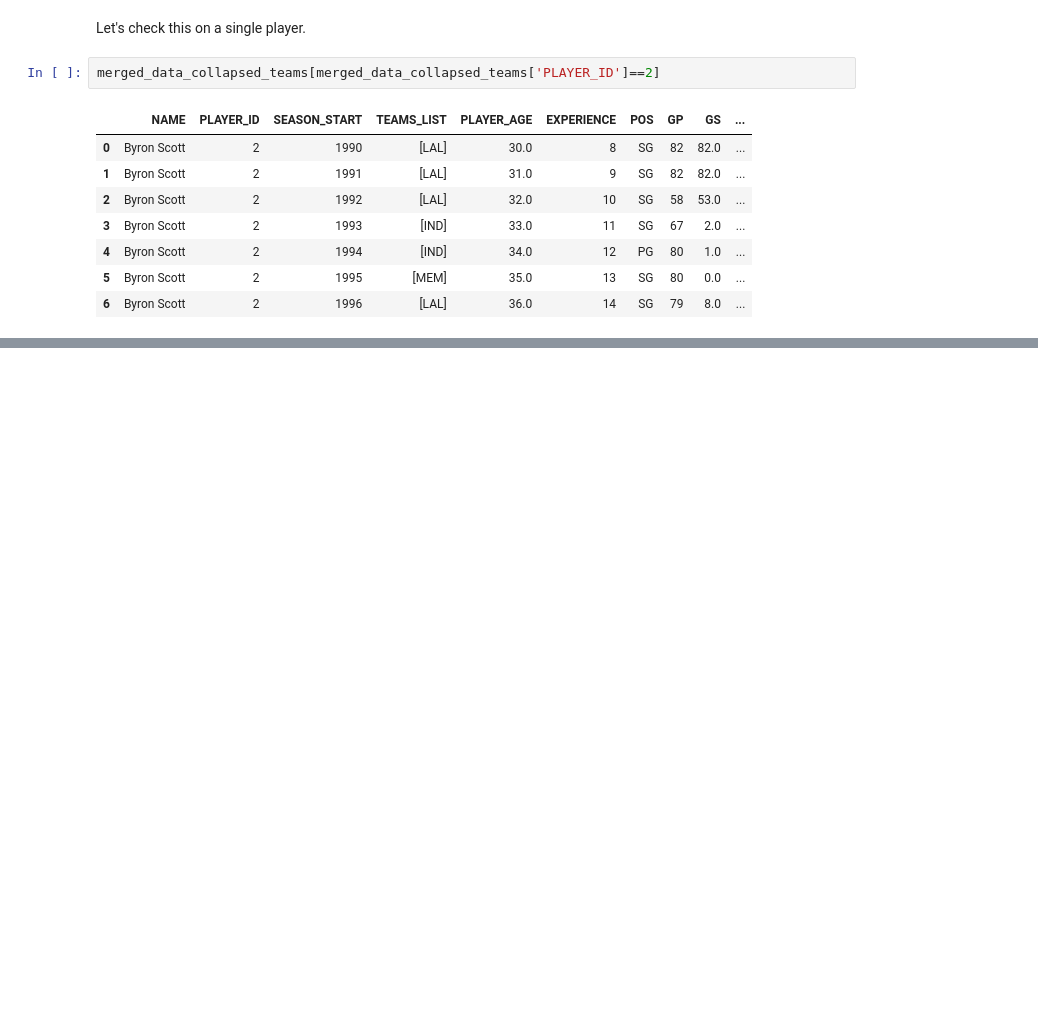
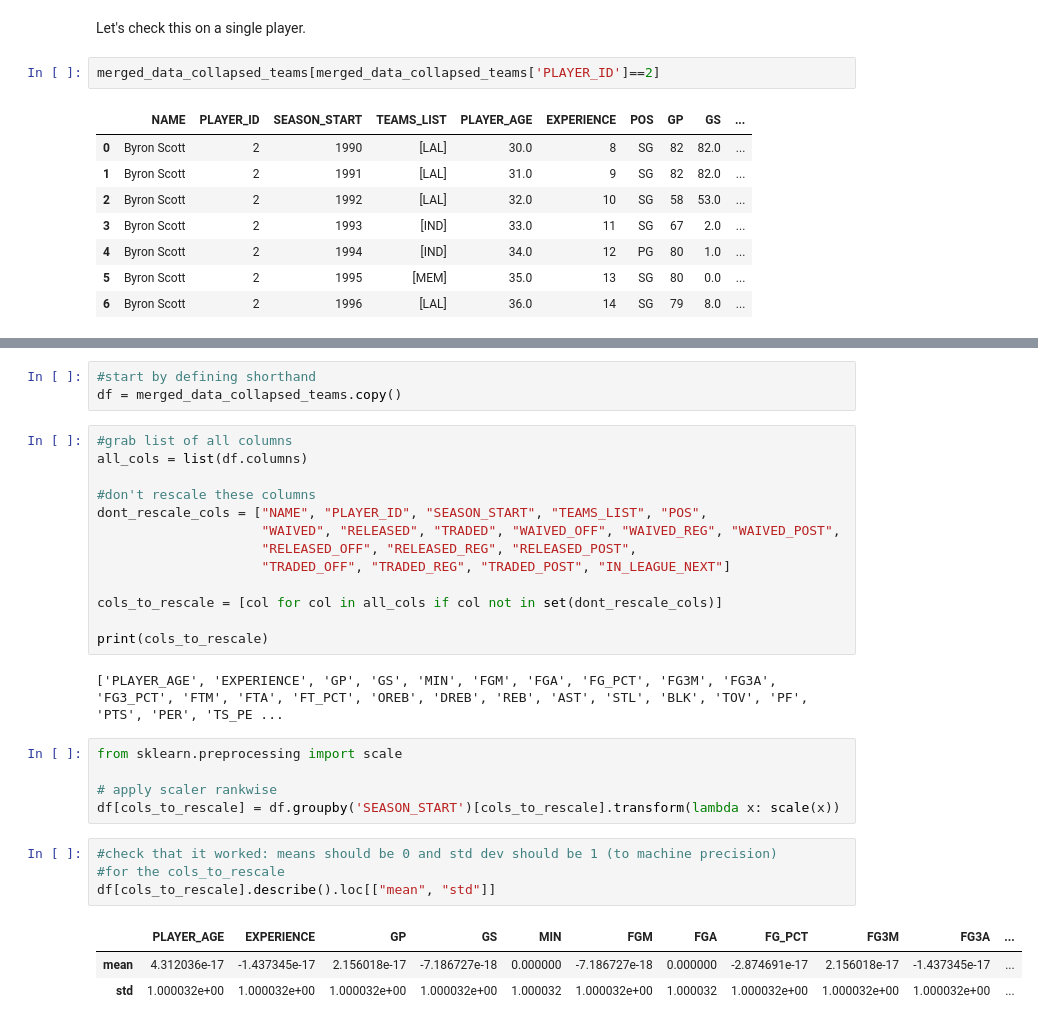
Before and after one commit to aapandy2/predicting_nba_player_retention, a Jupyter notebook: 1_DataMerger.ipynb, the cells around one changed output, grey strips where cells are left out. Drawn from its saved outputs; the diff is of its cells as text; blank space fills up the shorter version.

Commit message:
rescaled data in DataMerger, added timeseries train/test split

```diff
--- a/1_DataMerger.ipynb
+++ b/1_DataMerger.ipynb
@@ -523,0 +526,31 @@ Finally, we save our DataFrame as a CSV file.
+# %%
+#start by defining shorthand
+df = merged_data_collapsed_teams.copy()
+# %%
+#grab list of all columns
+all_cols = list(df.columns)
+
+#don't rescale these columns
+dont_rescale_cols = ["NAME", "PLAYER_ID", "SEASON_START", "TEAMS_LIST", "POS",
+                     "WAIVED", "RELEASED", "TRADED", "WAIVED_OFF", "WAIVED_REG", "WAIVED_POST",
+                     "RELEASED_OFF", "RELEASED_REG", "RELEASED_POST",
+                     "TRADED_OFF", "TRADED_REG", "TRADED_POST", "IN_LEAGUE_NEXT"]
+
+cols_to_rescale = [col for col in all_cols if col not in set(dont_rescale_cols)]
+
+print(cols_to_rescale)
+# %% [output]
+['PLAYER_AGE', 'EXPERIENCE', 'GP', 'GS', 'MIN', 'FGM', 'FGA', 'FG_PCT', 'FG3M', 'FG3A', 'FG3_PCT', 'FTM', 'FTA', 'FT_PCT', 'OREB', 'DREB', 'REB', 'AST', 'STL', 'BLK', 'TOV', 'PF', 'PTS', 'PER', 'TS_PE ...
+# %%
+from sklearn.preprocessing import scale
+
+# apply scaler rankwise
+df[cols_to_rescale] = df.groupby('SEASON_START')[cols_to_rescale].transform(lambda x: scale(x))
+# %%
+#check that it worked: means should be 0 and std dev should be 1 (to machine precision)
+#for the cols_to_rescale
+df[cols_to_rescale].describe().loc[["mean", "std"]]
+# %% [output]
+|  | PLAYER_AGE | EXPERIENCE | GP | GS | MIN | FGM | FGA | FG_PCT | FG3M | FG3A | ... |
+| mean | 4.312036e-17 | -1.437345e-17 | 2.156018e-17 | -7.186727e-18 | 0.000000 | -7.186727e-18 | 0.000000 | -2.874691e-17 | 2.156018e-17 | -1.437345e-17 | ... |
+| std | 1.000032e+00 | 1.000032e+00 | 1.000032e+00 | 1.000032e+00 | 1.000032 | 1.000032e+00 | 1.000032 | 1.000032e+00 | 1.000032e+00 | 1.000032e+00 | ... |
```
Also changed, not shown: parts of 10 cells of this notebook.
